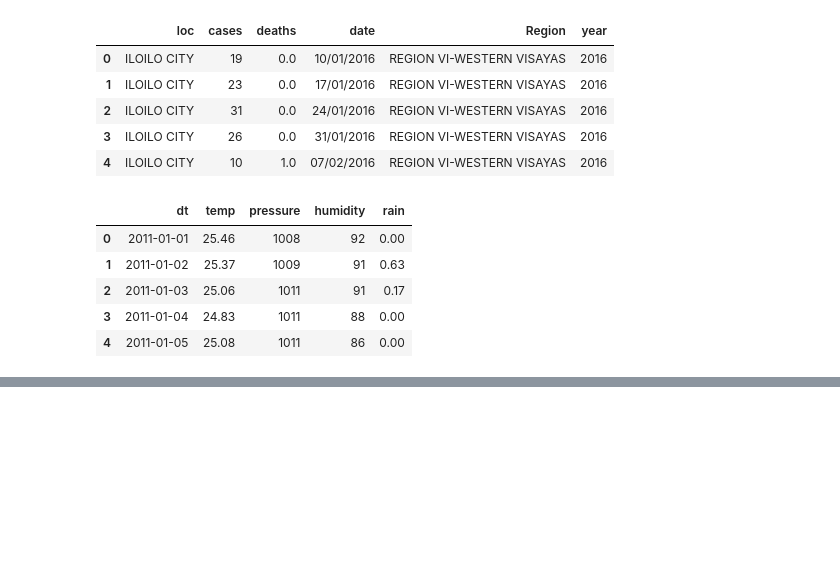
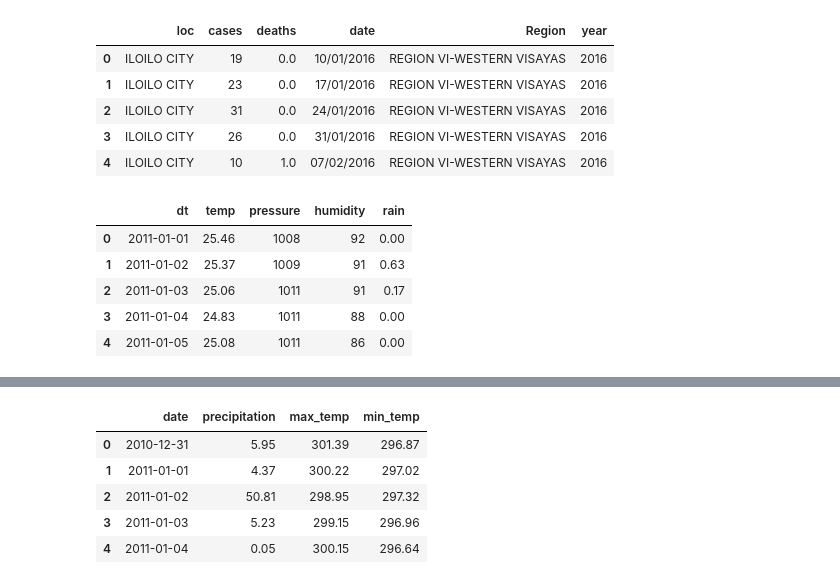
Before and after one commit to Iloilo-Dengue-Watch/Iloilo-Dengue-Watch, a Jupyter notebook: eda_notebook.ipynb, the cells around one changed output, grey strips where cells are left out. Drawn from its saved outputs; the diff is of its cells as text; code cells hidden in the pictures; blank space fills up the shorter version.

```diff
--- a/eda_notebook.ipynb
+++ b/eda_notebook.ipynb
@@ -214,3 +214,13 @@ df_weather_summary.head()
 | 2 | 10.72015 | 122.562106 | +08:00 | 2011-01-02 | standard | {'afternoon': 100.0} | {'afternoon': 89.85} | {'total': 50.81} | {'min': 297.32, 'max': 298.95, 'a... | ... |
 | 3 | 10.72015 | 122.562106 | +08:00 | 2011-01-03 | standard | {'afternoon': 100.0} | {'afternoon': 85.68} | {'total': 5.23} | {'min': 296.96, 'max': 299.15, 'a... | ... |
 | 4 | 10.72015 | 122.562106 | +08:00 | 2011-01-04 | standard | {'afternoon': 60.47} | {'afternoon': 81.46} | {'total': 0.05} | {'min': 296.64, 'max': 300.15, 'a... | ... |
+# %%
+df_weather_summary = pd.read_csv("data/openweather/weather_data_summary.csv")
+df_weather_summary.head()
+# %% [output]
+|  | date | precipitation | max_temp | min_temp |
+| 0 | 2010-12-31 | 5.95 | 301.39 | 296.87 |
+| 1 | 2011-01-01 | 4.37 | 300.22 | 297.02 |
+| 2 | 2011-01-02 | 50.81 | 298.95 | 297.32 |
+| 3 | 2011-01-03 | 5.23 | 299.15 | 296.96 |
+| 4 | 2011-01-04 | 0.05 | 300.15 | 296.64 |
```
Also changed, not shown: parts of 2 cells of this notebook, 6 other files.
